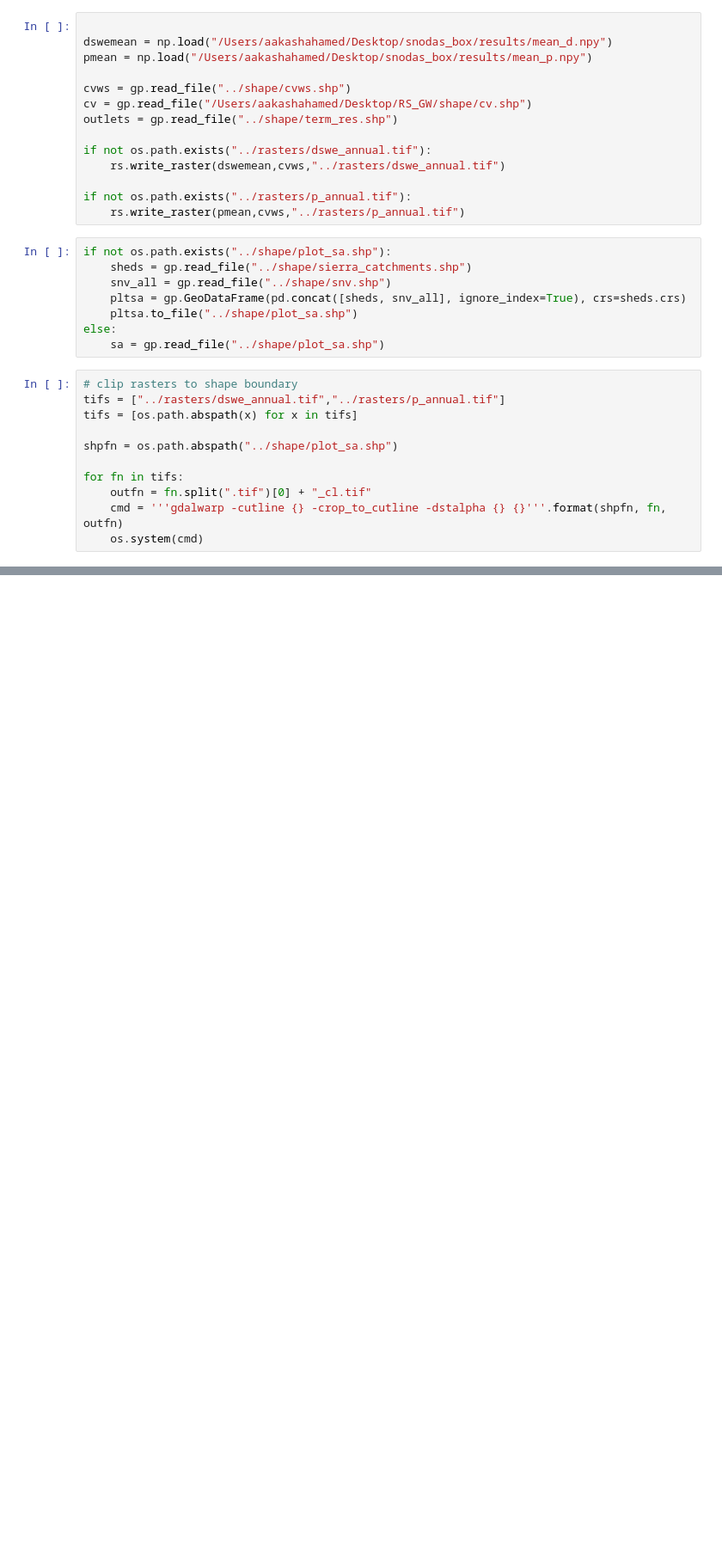
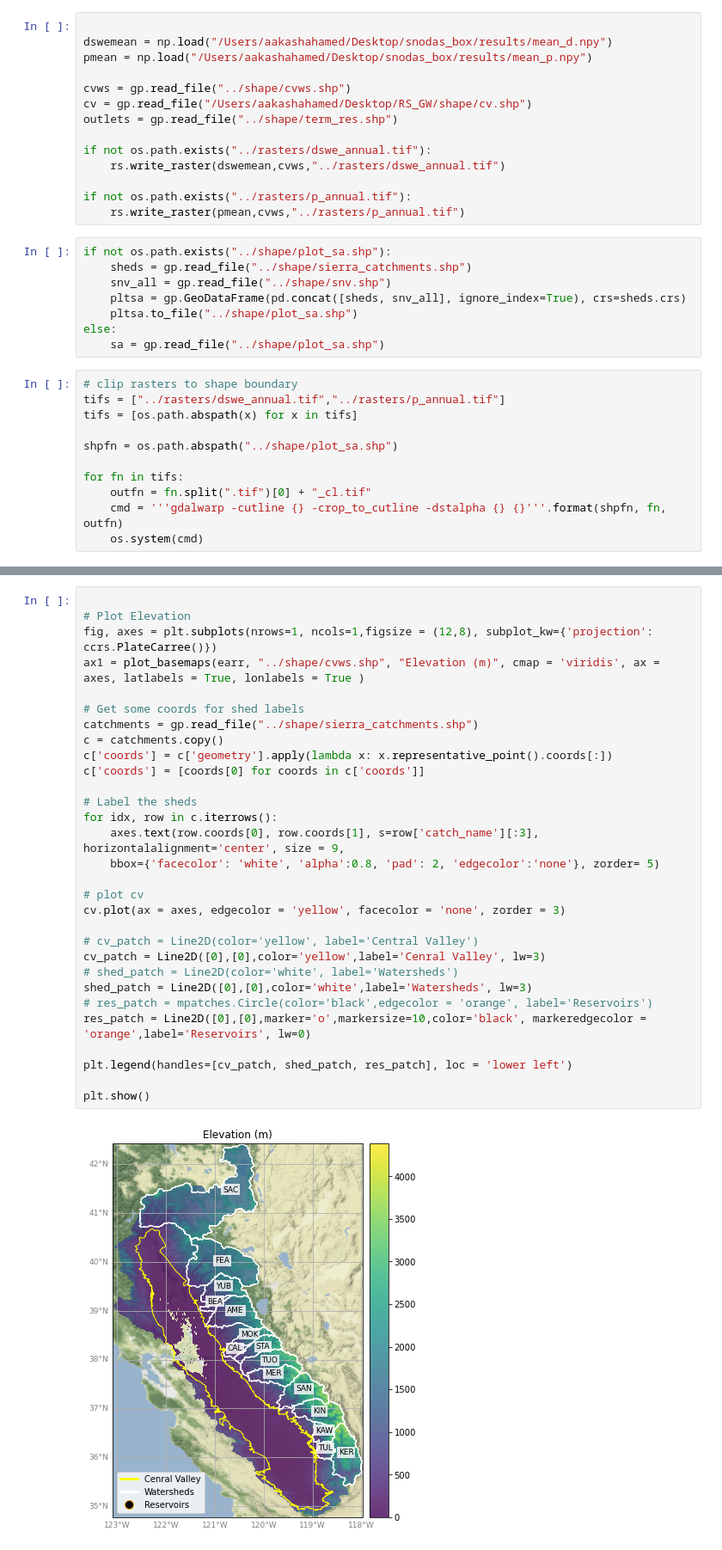
Before and after one commit to kashingtonDC/RespTime, a Jupyter notebook: code/05_figure1.ipynb, the cells around one changed output, grey strips where cells are left out. Shown at 86% size. Saved outputs shown, nothing was run; the diff lists cells and outputs as text; blank space fills up the shorter version.

```diff
--- a/code/05_figure1.ipynb
+++ b/code/05_figure1.ipynb
@@ -162,0 +173,32 @@ plt.show()
+# %%
+
+# Plot Elevation
+fig, axes = plt.subplots(nrows=1, ncols=1,figsize = (12,8), subplot_kw={'projection': ccrs.PlateCarree()})
+ax1 = plot_basemaps(earr, "../shape/cvws.shp", "Elevation (m)", cmap = 'viridis', ax = axes, latlabels = True, lonlabels = True )
+
+# Get some coords for shed labels
+catchments = gp.read_file("../shape/sierra_catchments.shp")
+c = catchments.copy()
+c['coords'] = c['geometry'].apply(lambda x: x.representative_point().coords[:])
+c['coords'] = [coords[0] for coords in c['coords']]
+
+# Label the sheds
+for idx, row in c.iterrows():
+    axes.text(row.coords[0], row.coords[1], s=row['catch_name'][:3], horizontalalignment='center', size = 9,
+    bbox={'facecolor': 'white', 'alpha':0.8, 'pad': 2, 'edgecolor':'none'}, zorder= 5)
+
+# plot cv
+cv.plot(ax = axes, edgecolor = 'yellow', facecolor = 'none', zorder = 3)
+
+# cv_patch = Line2D(color='yellow', label='Central Valley')
+cv_patch = Line2D([0],[0],color='yellow',label='Cenral Valley', lw=3)
+# shed_patch = Line2D(color='white', label='Watersheds')
+shed_patch = Line2D([0],[0],color='white',label='Watersheds', lw=3)
+# res_patch = mpatches.Circle(color='black',edgecolor = 'orange', label='Reservoirs')
+res_patch = Line2D([0],[0],marker='o',markersize=10,color='black', markeredgecolor = 'orange',label='Reservoirs', lw=0)
+
+plt.legend(handles=[cv_patch, shed_patch, res_patch], loc = 'lower left')
+
+plt.show()
+# %% [output]
+[figure, added]
```
Also changed, not shown: parts of 8 cells of this notebook, 1 other file.
